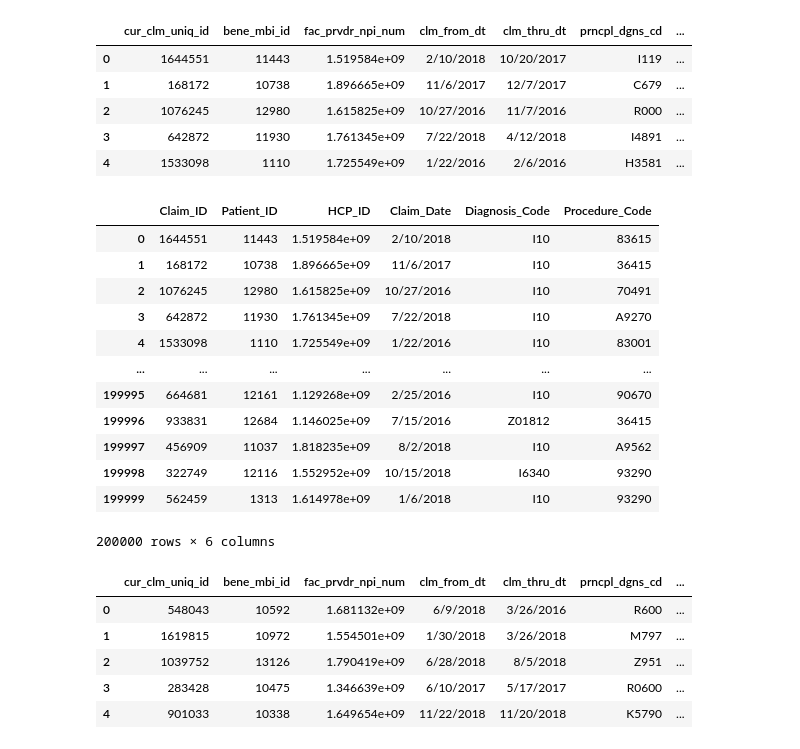
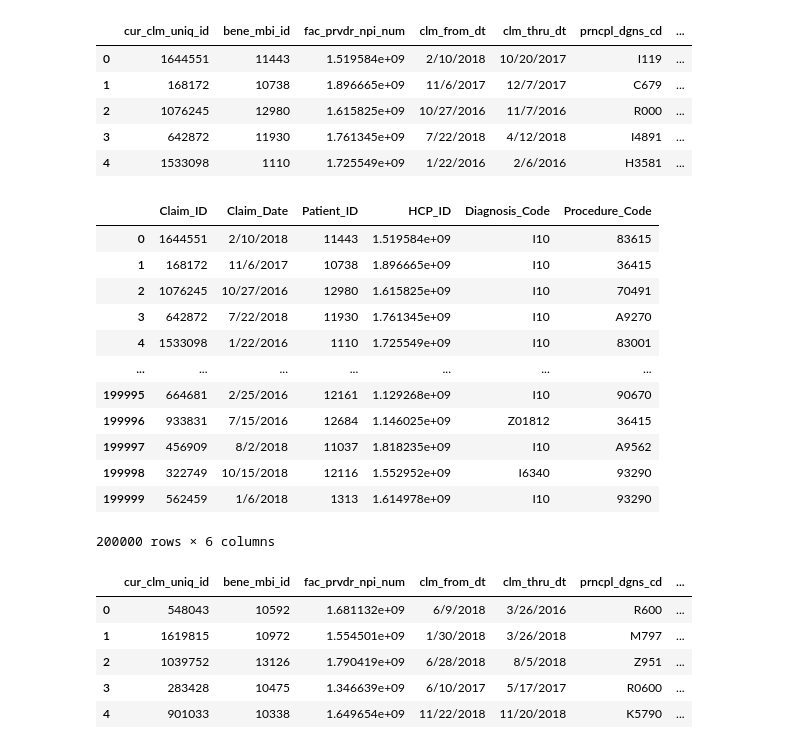
Before and after one commit to aakarsh31/BIA810-Healthcare_Anesthesia-Market-Analysis, a Jupyter notebook: BIA810_final.ipynb, the cells around one changed output. Cells and saved outputs as stored; diff of their text form; code cells hidden in the pictures.

```diff
--- a/BIA810_final.ipynb
+++ b/BIA810_final.ipynb
@@ -127,31 +128,31 @@ claims_3_raw.head()
 | 4 | 1533098 | 1110 | 1.725549e+09 | 1/22/2016 | 2/6/2016 | H3581 | ... |
 # %%
 claims_3 = claims_3_raw[[
-    'cur_clm_uniq_id', 'bene_mbi_id', 'fac_prvdr_npi_num', 'clm_from_dt', 'clm_dgns_cd', 'clm_line_hcpcs_cd'
+    'cur_clm_uniq_id', 'clm_from_dt', 'bene_mbi_id', 'fac_prvdr_npi_num', 'clm_dgns_cd', 'clm_line_hcpcs_cd'
 ]].rename(
     columns={
         'cur_clm_uniq_id': 'Claim_ID',
+        'clm_from_dt': 'Claim_Date',
         'bene_mbi_id': 'Patient_ID',
         'fac_prvdr_npi_num': 'HCP_ID',
-        'clm_from_dt': 'Claim_Date',
         'clm_dgns_cd': 'Diagnosis_Code',
         'clm_line_hcpcs_cd': 'Procedure_Code'
     }
 )
 claims_3
 # %% [output]
-|  | Claim_ID | Patient_ID | HCP_ID | Claim_Date | Diagnosis_Code | Procedure_Code |
-| 0 | 1644551 | 11443 | 1.519584e+09 | 2/10/2018 | I10 | 83615 |
-| 1 | 168172 | 10738 | 1.896665e+09 | 11/6/2017 | I10 | 36415 |
-| 2 | 1076245 | 12980 | 1.615825e+09 | 10/27/2016 | I10 | 70491 |
-| 3 | 642872 | 11930 | 1.761345e+09 | 7/22/2018 | I10 | A9270 |
-| 4 | 1533098 | 1110 | 1.725549e+09 | 1/22/2016 | I10 | 83001 |
+|  | Claim_ID | Claim_Date | Patient_ID | HCP_ID | Diagnosis_Code | Procedure_Code |
+| 0 | 1644551 | 2/10/2018 | 11443 | 1.519584e+09 | I10 | 83615 |
+| 1 | 168172 | 11/6/2017 | 10738 | 1.896665e+09 | I10 | 36415 |
+| 2 | 1076245 | 10/27/2016 | 12980 | 1.615825e+09 | I10 | 70491 |
+| 3 | 642872 | 7/22/2018 | 11930 | 1.761345e+09 | I10 | A9270 |
+| 4 | 1533098 | 1/22/2016 | 1110 | 1.725549e+09 | I10 | 83001 |
 | ... | ... | ... | ... | ... | ... | ... |
-| 199995 | 664681 | 12161 | 1.129268e+09 | 2/25/2016 | I10 | 90670 |
-| 199996 | 933831 | 12684 | 1.146025e+09 | 7/15/2016 | Z01812 | 36415 |
-| 199997 | 456909 | 11037 | 1.818235e+09 | 8/2/2018 | I10 | A9562 |
-| 199998 | 322749 | 12116 | 1.552952e+09 | 10/15/2018 | I6340 | 93290 |
-| 199999 | 562459 | 1313 | 1.614978e+09 | 1/6/2018 | I10 | 93290 |
+| 199995 | 664681 | 2/25/2016 | 12161 | 1.129268e+09 | I10 | 90670 |
+| 199996 | 933831 | 7/15/2016 | 12684 | 1.146025e+09 | Z01812 | 36415 |
+| 199997 | 456909 | 8/2/2018 | 11037 | 1.818235e+09 | I10 | A9562 |
+| 199998 | 322749 | 10/15/2018 | 12116 | 1.552952e+09 | I6340 | 93290 |
+| 199999 | 562459 | 1/6/2018 | 1313 | 1.614978e+09 | I10 | 93290 |
 200000 rows × 6 columns
 # %%
 claims_4_raw =  pd.read_csv("input_datasets/Medicare_Claims_data_part_4.csv")
```
Also changed, not shown: parts of 45 cells of this notebook, 1 other file.
